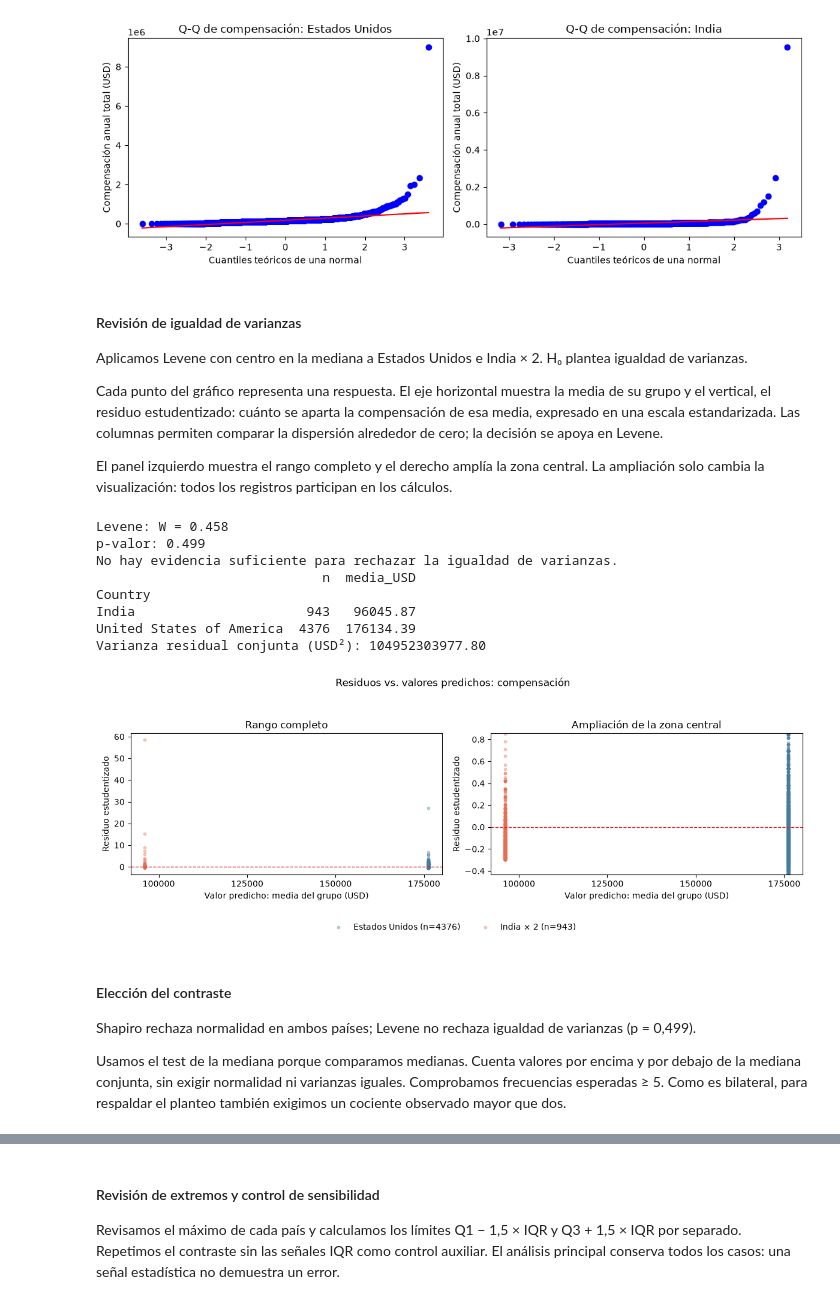
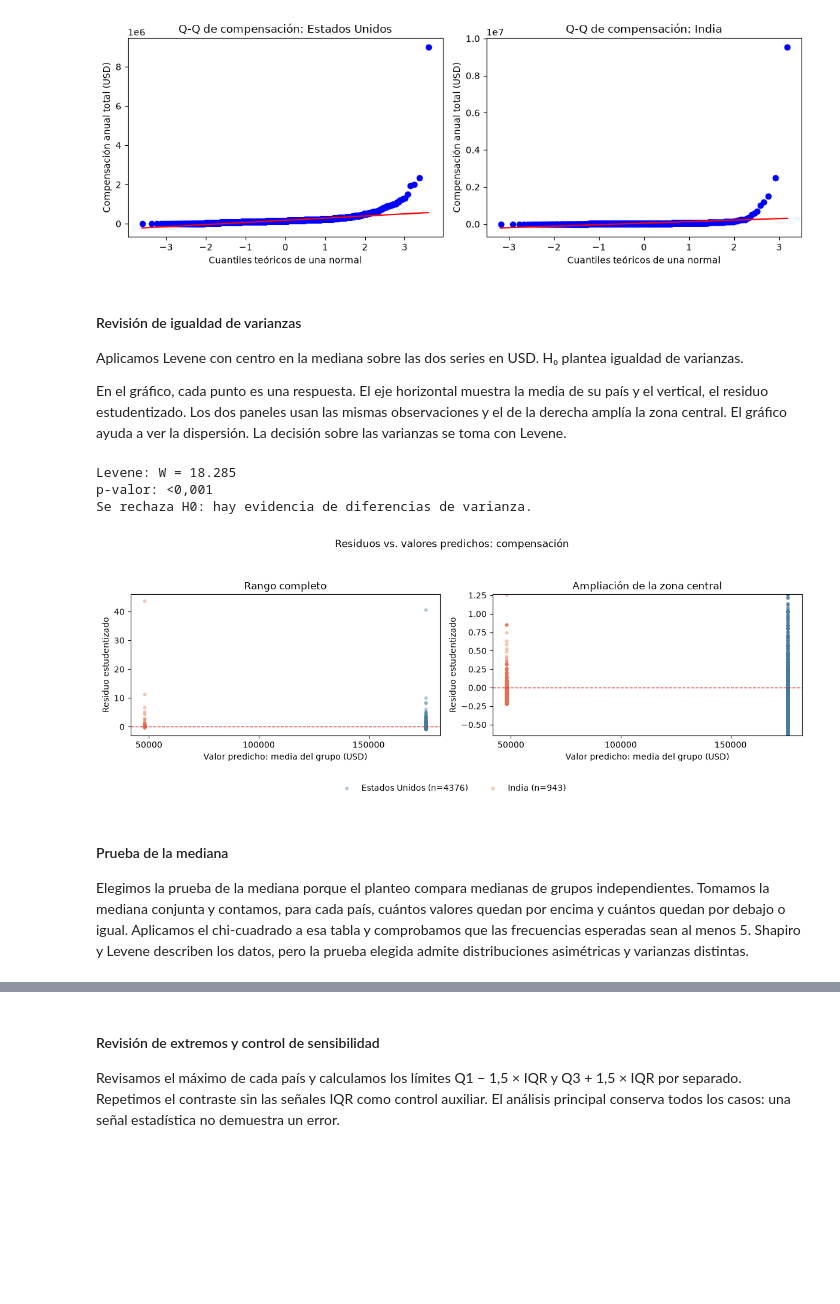
Before and after one commit to v-chiodi/TpEspecialF.Cs.Datos, a Jupyter notebook: tp_especial.ipynb, the cells around one changed output, grey strips where cells are left out. Drawn from its saved outputs; the diff is of its cells as text; code cells hidden in the pictures; blank space fills up the shorter version.

Commit message:
Corregir las hipótesis 2, 3 y 5 para la reentrega

```diff
--- a/tp_especial.ipynb
+++ b/tp_especial.ipynb
@@ -947,16 +960,6 @@ Cociente de medianas USA/India: 8.07
 
 Revisamos cada país con Shapiro-Wilk (H₀: distribución normal) y gráficos Q-Q. Ambos grupos tienen menos de 5.000 respuestas, por lo que utilizamos todos sus valores.
 # %%
-compensaciones_estados_unidos = datos_mercados.loc[
-    datos_mercados["Country"].eq("United States of America"),
-    "ConvertedCompYearly"
-]
-
-compensaciones_india = datos_mercados.loc[
-    datos_mercados["Country"].eq("India"),
-    "ConvertedCompYearly"
-]
-
 resultados_normalidad = []
 
 for pais, compensaciones in [
@@ -1005,17 +1008,13 @@ Estados Unidos 4376 0.358  <0,001                   True
 # %% [markdown]
 #### Revisión de igualdad de varianzas
 
-Aplicamos Levene con centro en la mediana a Estados Unidos e India × 2. H₀ plantea igualdad de varianzas.
+Aplicamos Levene con centro en la mediana sobre las dos series en USD. H₀ plantea igualdad de varianzas.
 
-Cada punto del gráfico representa una respuesta. El eje horizontal muestra la media de su grupo y el vertical, el residuo estudentizado: cuánto se aparta la compensación de esa media, expresado en una escala estandarizada. Las columnas permiten comparar la dispersión alrededor de cero; la decisión se apoya en Levene.
-
-El panel izquierdo muestra el rango completo y el derecho amplía la zona central. La ampliación solo cambia la visualización: todos los registros participan en los cálculos.
+En el gráfico, cada punto es una respuesta. El eje horizontal muestra la media de su país y el vertical, el residuo estudentizado. Los dos paneles usan las mismas observaciones y el de la derecha amplía la zona central. El gráfico ayuda a ver la dispersión. La decisión sobre las varianzas se toma con Levene.
 # %%
-compensaciones_india_dobles = 2 * compensaciones_india
-
 resultado_levene_mercados = stats.levene(
     compensaciones_estados_unidos,
-    compensaciones_india_dobles,
+    compensaciones_india,
     center="median"
 )
 
@@ -1028,20 +1027,16 @@ else:
     print("No hay evidencia suficiente para rechazar la igualdad de varianzas.")
 
 datos_residuos_mercados = datos_mercados[["Country", "ConvertedCompYearly"]].copy()
-datos_residuos_mercados["Compensacion_comparada"] = datos_residuos_mercados["ConvertedCompYearly"]
-datos_residuos_mercados.loc[
-    datos_residuos_mercados["Country"].eq("India"), "Compensacion_comparada"
-] = compensaciones_india_dobles
 
 resumen_ajuste_mercados = datos_residuos_mercados.groupby("Country")[
-    "Compensacion_comparada"
+    "ConvertedCompYearly"
 ].agg(n="count", media_USD="mean")
 
 datos_residuos_mercados["Predicho"] = datos_residuos_mercados["Country"].map(
     resumen_ajuste_mercados["media_USD"]
 )
 datos_residuos_mercados["Residuo"] = (
-    datos_residuos_mercados["Compensacion_comparada"] - datos_residuos_mercados["Predicho"]
+    datos_residuos_mercados["ConvertedCompYearly"] - datos_residuos_mercados["Predicho"]
 )
 varianza_residual_mercados = (datos_residuos_mercados["Residuo"] ** 2).sum() / (
     len(datos_residuos_mercados) - len(resumen_ajuste_mercados)
@@ -1052,54 +1047,44 @@ datos_residuos_mercados["Residuo_estudentizado"] = datos_residuos_mercados["Resi
     )
 )
 
-print(resumen_ajuste_mercados.round(2).to_string())
-print(f"Varianza residual conjunta (USD²): {varianza_residual_mercados:.2f}")
-
 figura_mercados, ejes_mercados = plt.subplots(1, 2, figsize=(12, 4.5), sharex=True)
 for pais, etiqueta, color in [
     ("United States of America", "Estados Unidos", "#457b9d"),
-    ("India", "India × 2", "#e76f51")
+    ("India", "India", "#e76f51")
 ]:
     grupo_mercado = datos_residuos_mercados[datos_residuos_mercados["Country"].eq(pais)]
     for eje_mercado in ejes_mercados:
         eje_mercado.scatter(
             grupo_mercado["Predicho"], grupo_mercado["Residuo_estudentizado"],
             s=10, alpha=0.35, color=color, label=f"{etiqueta} (n={len(grupo_mercado)})"
         )
 
 for eje_mercado in ejes_mercados:
     eje_mercado.axhline(0, color="#d62828", linestyle="--", linewidth=1)
     eje_mercado.set(xlabel="Valor predicho: media del grupo (USD)", ylabel="Residuo estudentizado")
     eje_mercado.ticklabel_format(axis="x", style="plain", useOffset=False)
     eje_mercado.locator_params(axis="x", nbins=4)
 
 ejes_mercados[0].set_title("Rango completo")
 limites_ampliacion_mercados = datos_residuos_mercados["Residuo_estudentizado"].quantile([0.025, 0.975])
 ejes_mercados[1].set_ylim(limites_ampliacion_mercados.iloc[0], limites_ampliacion_mercados.iloc[1])
 ejes_mercados[1].set_title("Ampliación de la zona central")
 
 elementos_mercados, etiquetas_mercados = ejes_mercados[0].get_legend_handles_labels()
 figura_mercados.legend(
     elementos_mercados, etiquetas_mercados, loc="lower center", ncol=2,
     frameon=False, bbox_to_anchor=(0.5, 0.01)
 )
 figura_mercados.suptitle("Residuos vs. valores predichos: compensación")
 plt.tight_layout(rect=[0, 0.12, 1, 0.93])
 plt.show()
 # %% [output]
-Levene: W = 0.458
-p-valor: 0.499
-No hay evidencia suficiente para rechazar la igualdad de varianzas.
-                             n  media_USD
-Country
-India                      943   96045.87
-United States of America  4376  176134.39
-Varianza residual conjunta (USD²): 104952303977.80
+Levene: W = 18.285
+p-valor: <0,001
+Se rechaza H0: hay evidencia de diferencias de varianza.
-[figure, old version]
+[figure, new version]
 # %% [markdown]
-#### Elección del contraste
+#### Prueba de la mediana
 
-Shapiro rechaza normalidad en ambos países; Levene no rechaza igualdad de varianzas (p = 0,499).
-
-Usamos el test de la mediana porque comparamos medianas. Cuenta valores por encima y por debajo de la mediana conjunta, sin exigir normalidad ni varianzas iguales. Comprobamos frecuencias esperadas ≥ 5. Como es bilateral, para respaldar el planteo también exigimos un cociente observado mayor que dos.
+Elegimos la prueba de la mediana porque el planteo compara medianas de grupos independientes. Tomamos la mediana conjunta y contamos, para cada país, cuántos valores quedan por encima y cuántos quedan por debajo o igual. Aplicamos el chi-cuadrado a esa tabla y comprobamos que las frecuencias esperadas sean al menos 5. Shapiro y Levene describen los datos, pero la prueba elegida admite distribuciones asimétricas y varianzas distintas.
 # %%
```
Also changed, not shown: parts of 23 cells of this notebook, 1 other file.
